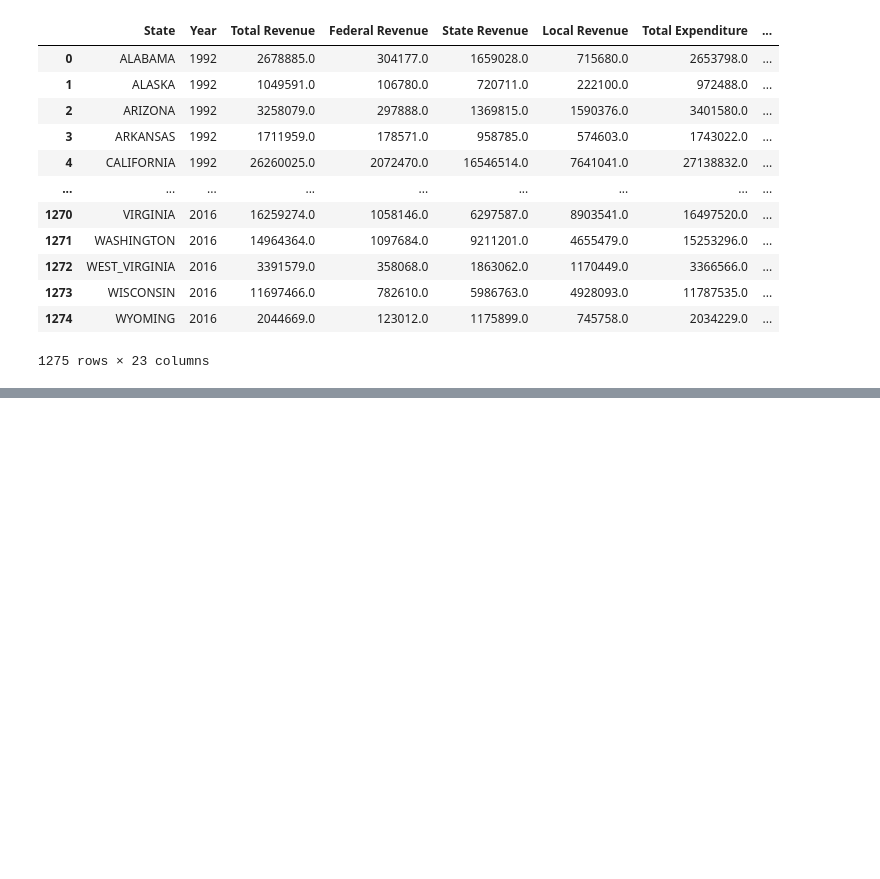
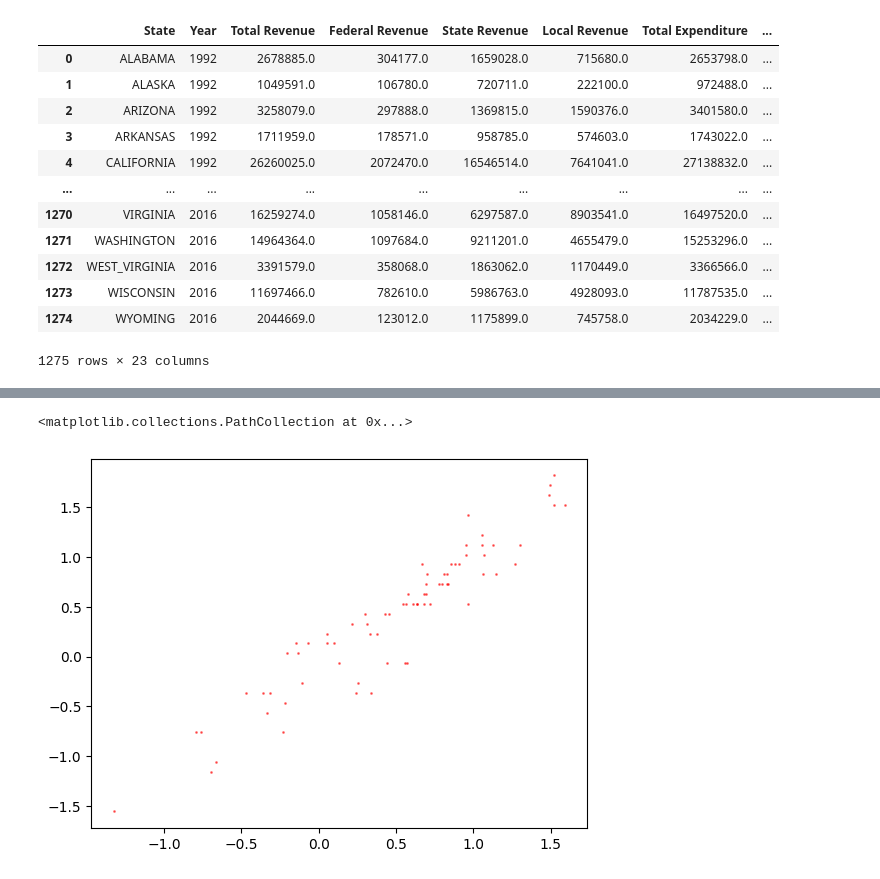
Before and after one commit to connorpobrien/Education-Trends, a Jupyter notebook: DATA301-Project AndrewM.ipynb, the cells around one changed output, grey strips where cells are left out. Drawn from its saved outputs; the diff is of its cells as text; code cells hidden in the pictures; blank space fills up the shorter version.

```diff
--- a/DATA301-Project AndrewM.ipynb
+++ b/DATA301-Project AndrewM.ipynb
@@ -190,10 +190,7 @@ See the caveats in the documentation: https://pandas.pydata.org/pandas-docs/stab
 # %%
 #Creating Linear Regression Models
 import math
-from sklearn.preprocessing import PolynomialFeatures
-from sklearn.linear_model import LinearRegression
-from sklearn import metrics
-from sklearn.pipeline import make_pipeline
+
 #Model1
 StandardizedRGData = CorrelationEducation[['Average Math Score (4)', 'Expenditure Per Student', 'Average Math Score (8)', 'Year']]
 StandardizedRGData = StandardizedRGData[pd.notna(StandardizedRGData['Average Math Score (4)']) & pd.notna(StandardizedRGData['Average Math Score (8)'])
@@ -202,6 +199,8 @@ TestingFloor = math.floor(len(StandardizedRGData) * .8)
 StandardizedRGDataTraining = StandardizedRGData[[ 'Average Math Score (4)', 'Expenditure Per Student', 'Average Math Score (8)', 'Year']].iloc[0:TestingFloor]
 StandardizedRGDataTesting = StandardizedRGData[['Average Math Score (4)', 'Expenditure Per Student', 'Average Math Score (8)', 'Year']].iloc[TestingFloor:]
 
+from sklearn.linear_model import LinearRegression
+from sklearn import metrics
 model = LinearRegression(fit_intercept= True)
 XTraining = StandardizedRGDataTraining[['Average Math Score (4)', 'Expenditure Per Student', 'Year']]
 YTraining = StandardizedRGDataTraining['Average Math Score (8)']
@@ -255,4 +254,24 @@ r2_score =metrics.r2_score(ModelPredictions, YTesting)
 print(r2_score)
 Adj_r2 = 1 - (1-r2_score) * (len(YTesting)-1)/(len(YTesting)-XTesting.shape[1]-1)
 print(Adj_r2)
+
+#Final Model
+StandardizedRGData = CorrelationEducation[['Average Math Score (4)', 'Expenditure Per Student', 'Average Math Score (8)', 'Average Reading Score (4)', 'Average Reading Score (8)']]
+StandardizedRGData = StandardizedRGData[pd.notna(StandardizedRGData['Average Math Score (4)']) & pd.notna(StandardizedRGData['Average Math Score (8)'])
+                                        & pd.notna(StandardizedRGData['Expenditure Per Student']) & pd.notna(StandardizedRGData['Average Reading Score (4)']) & pd.notna(StandardizedRGData['Average Reading Score (8)'])]
+StandardizedRGDataTraining = StandardizedRGData[[ 'Average Math Score (4)', 'Expenditure Per Student', 'Average Math Score (8)', 'Average Reading Score (4)', 'Average Reading Score (8)']].iloc[0:285]
+StandardizedRGDataTesting = StandardizedRGData[['Average Math Score (4)', 'Expenditure Per Student', 'Average Math Score (8)', 'Average Reading Score (4)', 'Average Reading Score (8)']].iloc[285:]
+
+model = LinearRegression(fit_intercept= True)
+XTraining = StandardizedRGDataTraining[['Average Math Score (4)', 'Expenditure Per Student', 'Average Reading Score (4)', 'Average Reading Score (8)']]
+YTraining = StandardizedRGDataTraining['Average Math Score (8)']
+XTesting = StandardizedRGDataTesting[['Average Math Score (4)', 'Expenditure Per Student', 'Average Reading Score (4)', 'Average Reading Score (8)']]
+YTesting = StandardizedRGDataTesting['Average Math Score (8)']
+model.fit(XTraining, YTraining)
+ModelPredictions = model.predict(XTesting)
+r2_score =metrics.r2_score(ModelPredictions, YTesting)
+print(r2_score)
+Adj_r2 = 1 - (1-r2_score) * (len(YTesting)-1)/(len(YTesting)-XTesting.shape[1]-1)
+print(Adj_r2)
+plt.scatter(ModelPredictions,YTesting,s=1,color='red',alpha=0.5)
 # %% [output]
@@ -265,2 +286,4 @@ print(Adj_r2)
+<matplotlib.collections.PathCollection at 0x...>
+[figure, added]
 # %%
 #Polynomial Model
```
Also changed, not shown: parts of 7 cells of this notebook.
